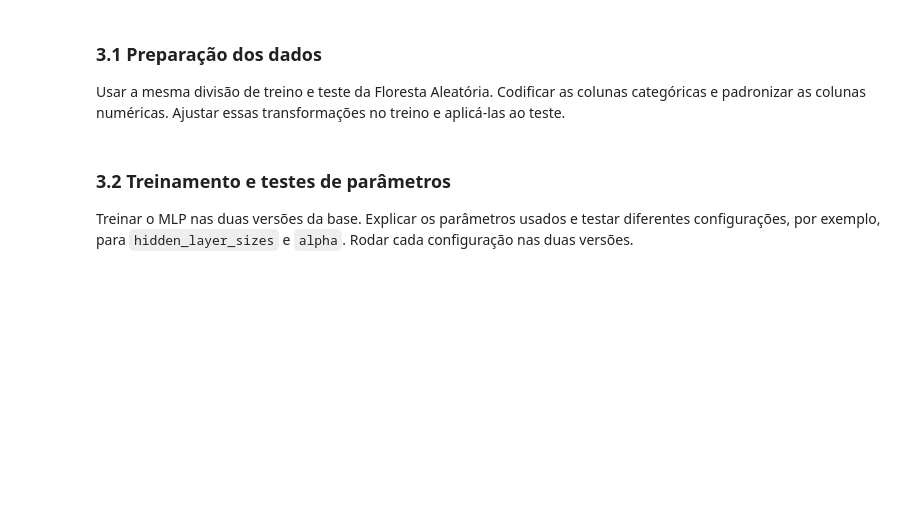
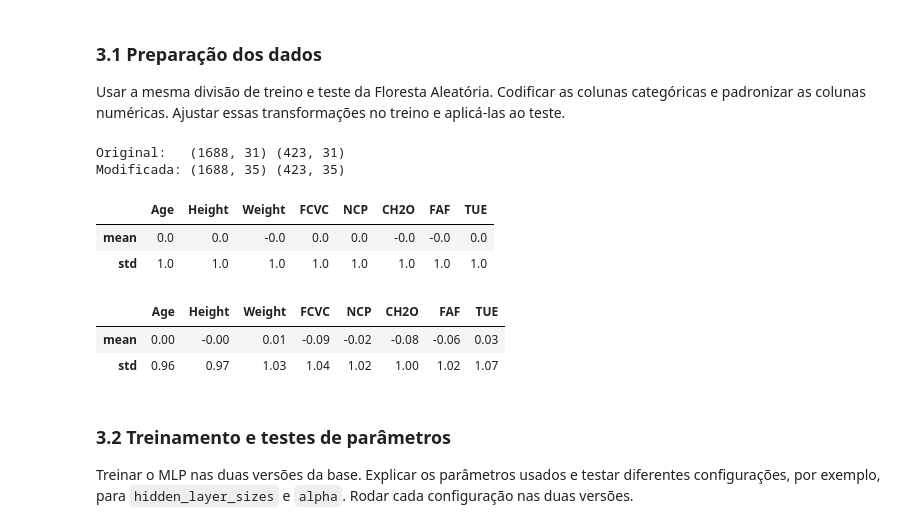
Before and after one commit to giovanasilverio/XMCO01-trabalho, a Jupyter notebook: trabalho.ipynb, the cells around one changed output. Drawn from its saved outputs; the diff is of its cells as text; code cells hidden in the pictures; blank space fills up the shorter version.

```diff
--- a/trabalho.ipynb
+++ b/trabalho.ipynb
@@ -457,3 +484,19 @@ transformações no treino e aplicá-las ao teste.
+# %%
+print("Original:  ", X_original_treino_mlp.shape, X_original_teste_mlp.shape)
+print("Modificada:", X_modificado_treino_mlp.shape, X_modificado_teste_mlp.shape)
+
+colunas_num = X_original_treino.select_dtypes(include="number").columns
+display(X_original_treino_mlp[colunas_num].agg(["mean", "std"]).round(2))
+display(X_original_teste_mlp[colunas_num].agg(["mean", "std"]).round(2))
+# %% [output]
+Original:   (1688, 31) (423, 31)
+Modificada: (1688, 35) (423, 35)
+|  | Age | Height | Weight | FCVC | NCP | CH2O | FAF | TUE |
+| mean | 0.0 | 0.0 | -0.0 | 0.0 | 0.0 | -0.0 | -0.0 | 0.0 |
+| std | 1.0 | 1.0 | 1.0 | 1.0 | 1.0 | 1.0 | 1.0 | 1.0 |
+|  | Age | Height | Weight | FCVC | NCP | CH2O | FAF | TUE |
+| mean | 0.00 | -0.00 | 0.01 | -0.09 | -0.02 | -0.08 | -0.06 | 0.03 |
+| std | 0.96 | 0.97 | 1.03 | 1.04 | 1.02 | 1.00 | 1.02 | 1.07 |
 # %% [markdown]
 ### 3.2 Treinamento e testes de parâmetros
 Treinar o MLP nas duas versões da base. Explicar os parâmetros usados e testar
```
Also changed, not shown: parts of 9 cells of this notebook.
